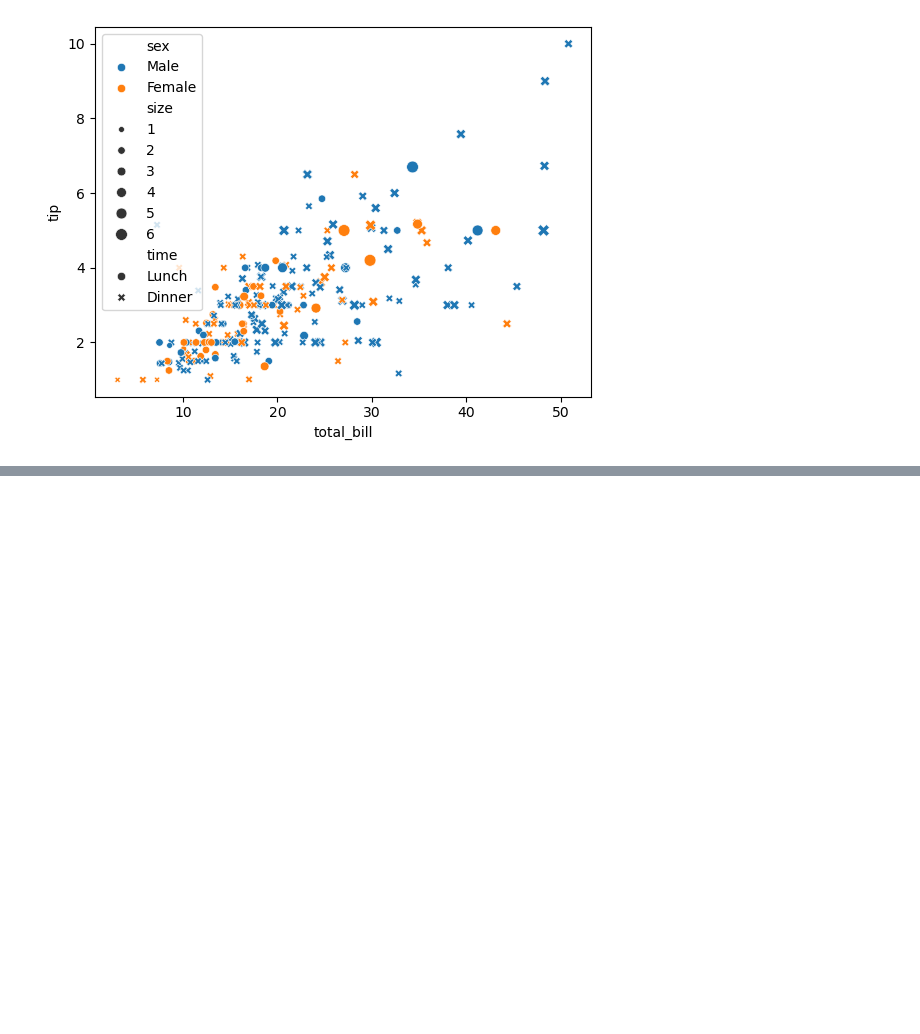
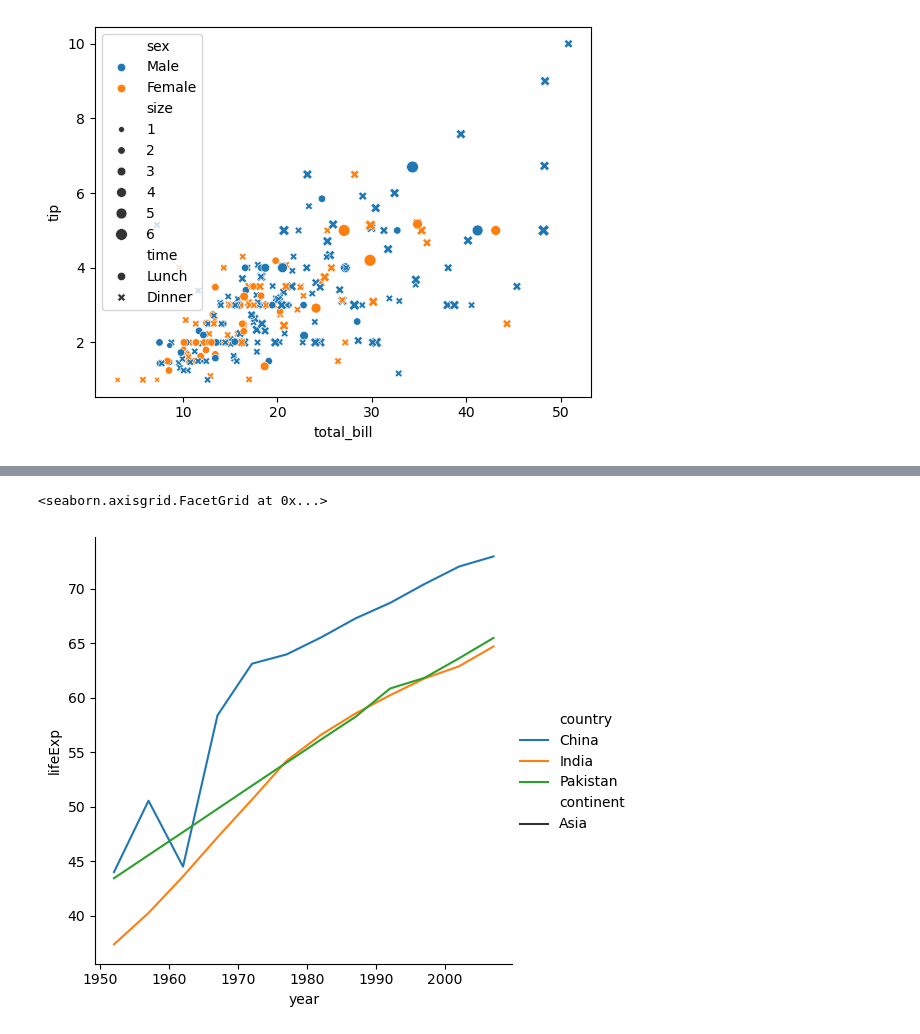
Before and after one commit to kirtic921/Seaborn, a Jupyter notebook: one.ipynb, the cells around one changed output, grey strips where cells are left out. Cells and saved outputs as stored; diff of their text form; code cells hidden in the pictures; blank space fills up the shorter version.

```diff
--- a/one.ipynb
+++ b/one.ipynb
@@ -75,0 +125,5 @@ AttributeError: module 'seaborn' has no attribute 'replot'
+# %%
+# hue -> style
+
+temp_df = gap[gap['country'].isin(['India', 'Pakistan', 'China'])]
+temp_df
@@ -75,0 +148,5 @@ AttributeError: module 'seaborn' has no attribute 'replot'
+# %%
+sns.relplot(data=temp_df, x='year', y='lifeExp', kind='line', hue='country', style = 'continent')
+# %% [output]
+<seaborn.axisgrid.FacetGrid at 0x...>
+[figure, added]
```
Also changed, not shown: parts of 7 cells of this notebook.
